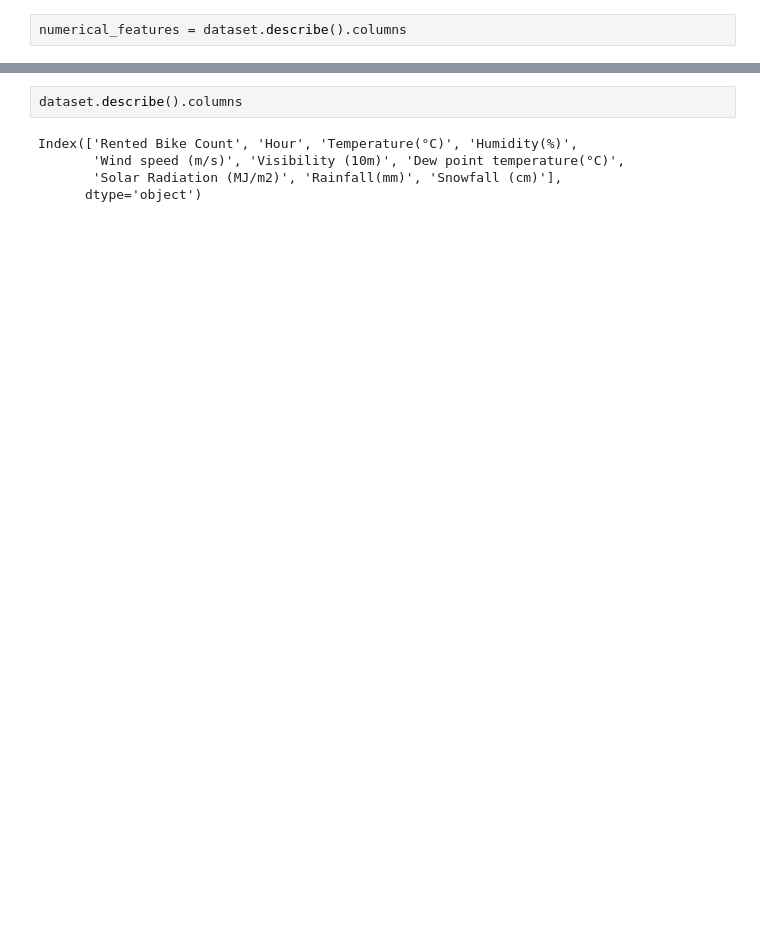
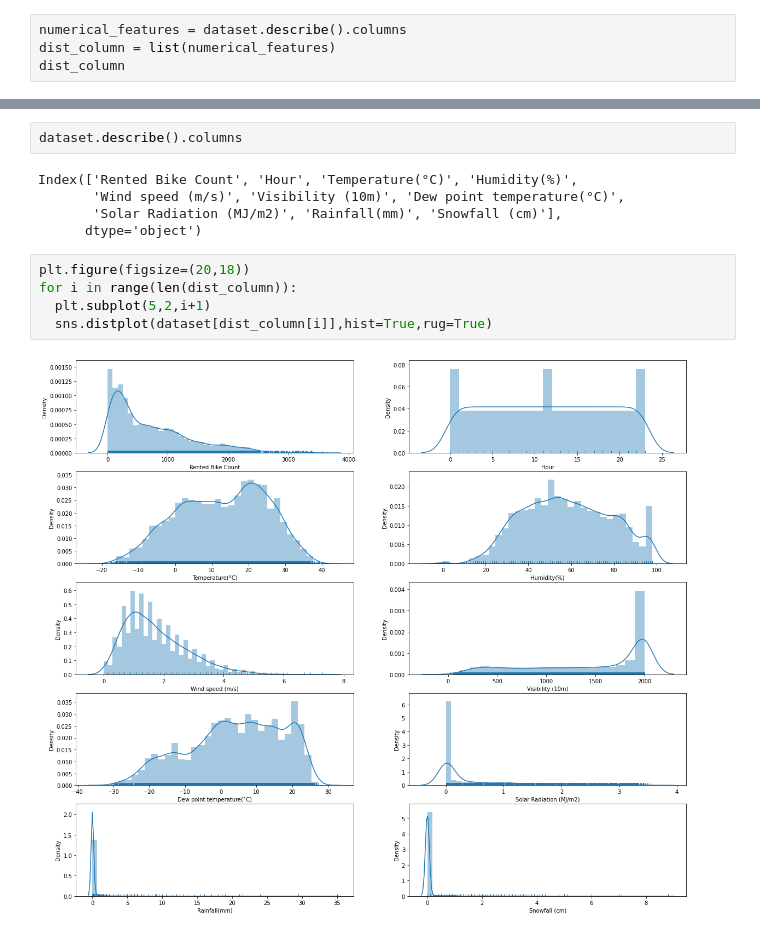
Before and after one commit to ShreedarshM/Bike-Sharing-Demand, a Jupyter notebook: Bike_Sharing_Demand_Prediction_Capstone_Project.ipynb, the cells around one changed output, grey strips where cells are left out. Saved outputs shown, nothing was run; the diff lists cells and outputs as text; blank space fills up the shorter version.

```diff
--- a/Bike_Sharing_Demand_Prediction_Capstone_Project.ipynb
+++ b/Bike_Sharing_Demand_Prediction_Capstone_Project.ipynb
@@ -136,3 +136,5 @@ Functioning Day              0
 dtype: int64
 # %%
 numerical_features = dataset.describe().columns
+dist_column = list(numerical_features)
+dist_column
@@ -143,3 +156,10 @@ Index(['Rented Bike Count', 'Hour', 'Temperature(°C)', 'Humidity(%)',
        'Wind speed (m/s)', 'Visibility (10m)', 'Dew point temperature(°C)',
        'Solar Radiation (MJ/m2)', 'Rainfall(mm)', 'Snowfall (cm)'],
       dtype='object')
+# %%
+plt.figure(figsize=(20,18))
+for i in range(len(dist_column)):
+  plt.subplot(5,2,i+1)
+  sns.distplot(dataset[dist_column[i]],hist=True,rug=True)
+# %% [output]
+[figure, added]
```
Also changed, not shown: parts of 1 cell of this notebook.
